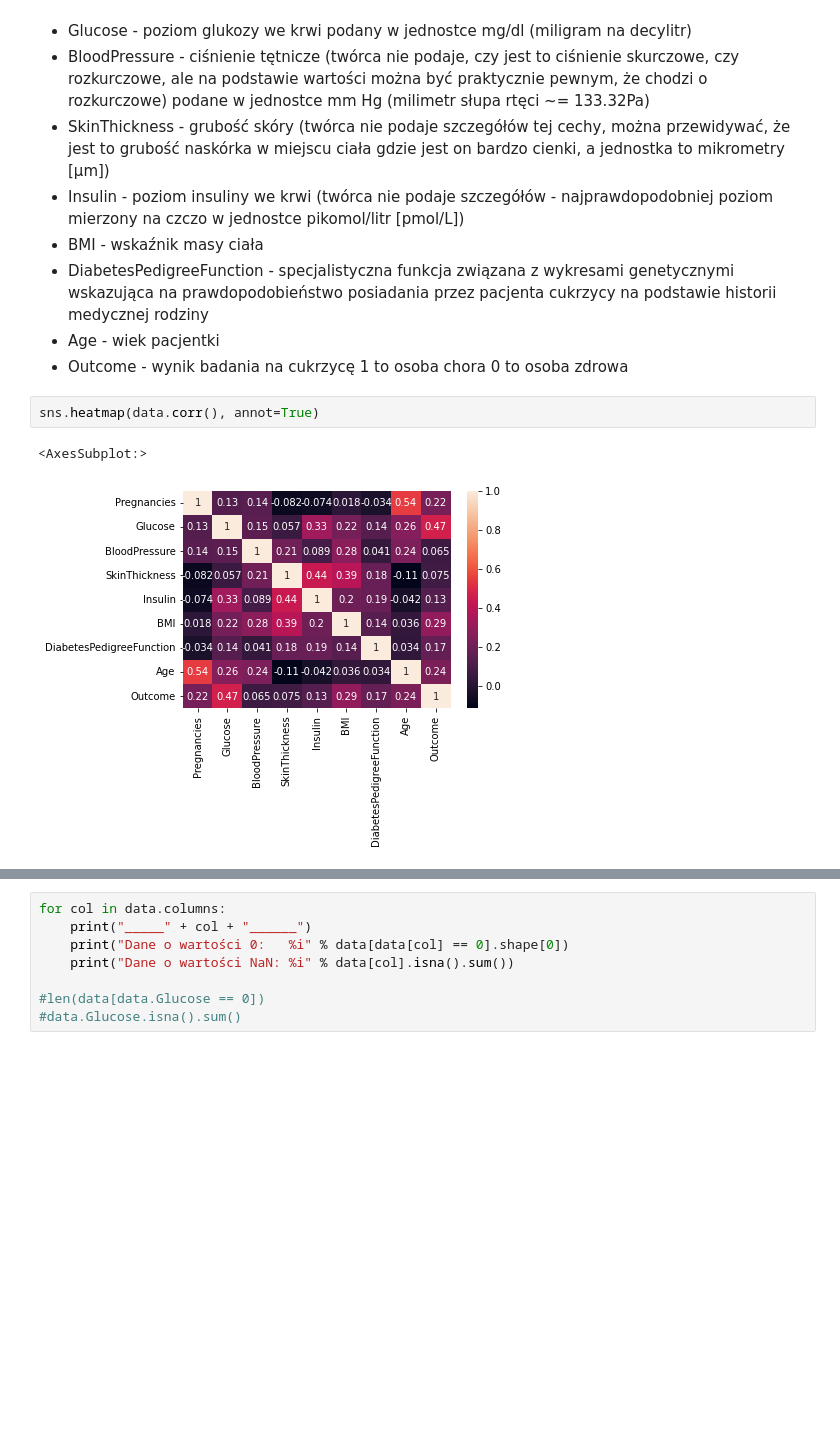
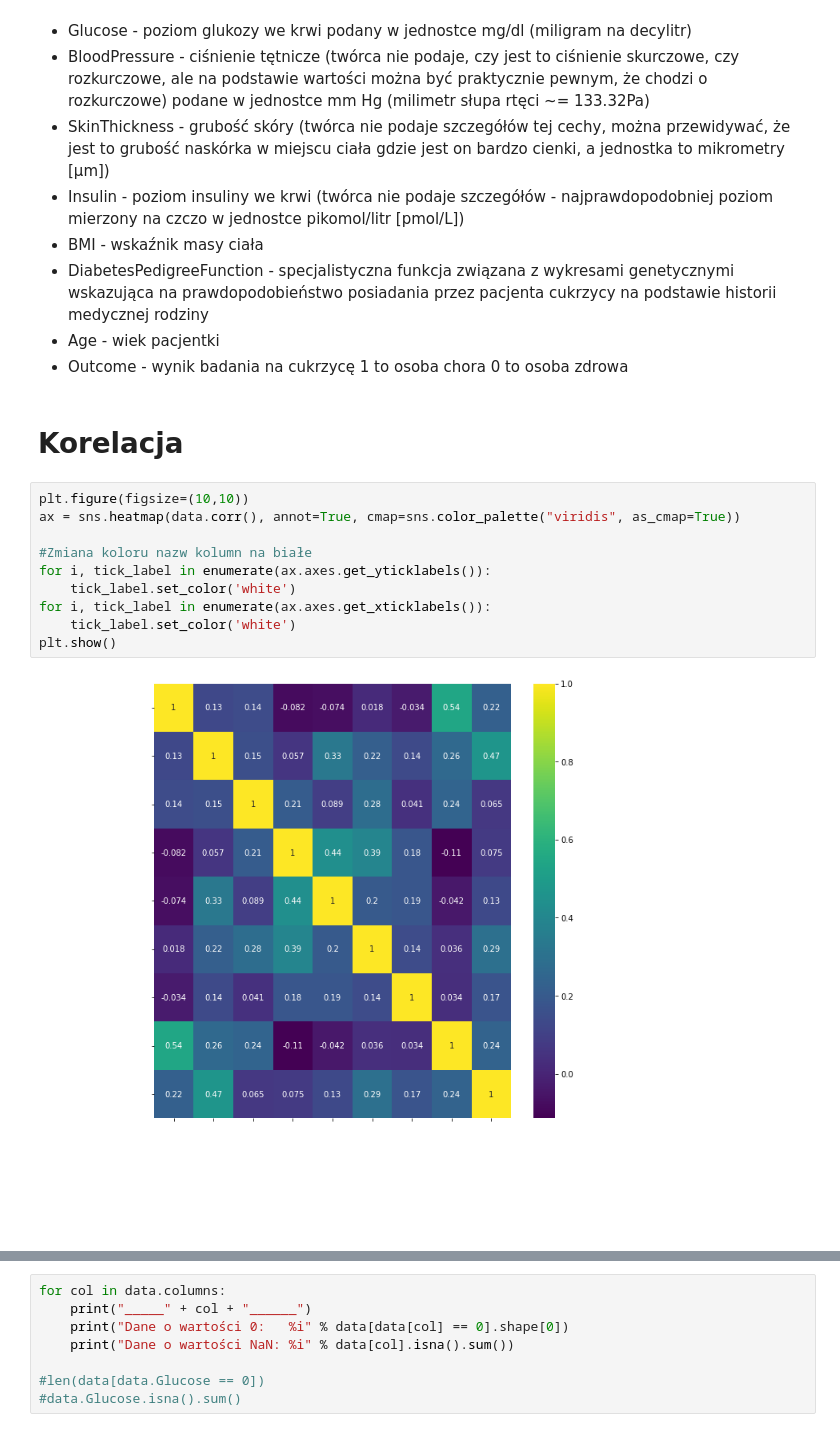
Before and after one commit to isso1550/analiza23_medycyna, a Jupyter notebook: Analiza_zbioru.ipynb, the cells around one changed output, grey strips where cells are left out. Saved outputs shown, nothing was run; the diff lists cells and outputs as text; blank space fills up the shorter version.

Commit message:
dane zbioru, korelacja, rozklady

```diff
--- a/Analiza_zbioru.ipynb
+++ b/Analiza_zbioru.ipynb
@@ -62,8 +89,17 @@ Kolumny:
 * DiabetesPedigreeFunction - specjalistyczna funkcja związana z wykresami genetycznymi wskazująca na prawdopodobieństwo posiadania przez pacjenta cukrzycy na podstawie historii medycznej rodziny
 * Age - wiek pacjentki
 * Outcome - wynik badania na cukrzycę 1 to osoba chora 0 to osoba zdrowa
-# %%
-sns.heatmap(data.corr(), annot=True)
-# %% [output]
-<AxesSubplot:>
-[figure, removed]
+# %% [markdown]
+# Korelacja
+# %%
+plt.figure(figsize=(10,10))
+ax = sns.heatmap(data.corr(), annot=True, cmap=sns.color_palette("viridis", as_cmap=True))
+
+#Zmiana koloru nazw kolumn na białe
+for i, tick_label in enumerate(ax.axes.get_yticklabels()):
+    tick_label.set_color('white')
+for i, tick_label in enumerate(ax.axes.get_xticklabels()):
+    tick_label.set_color('white')
+plt.show()
+# %% [output]
+[figure, added]
```
Also changed, not shown: parts of 24 cells of this notebook.
